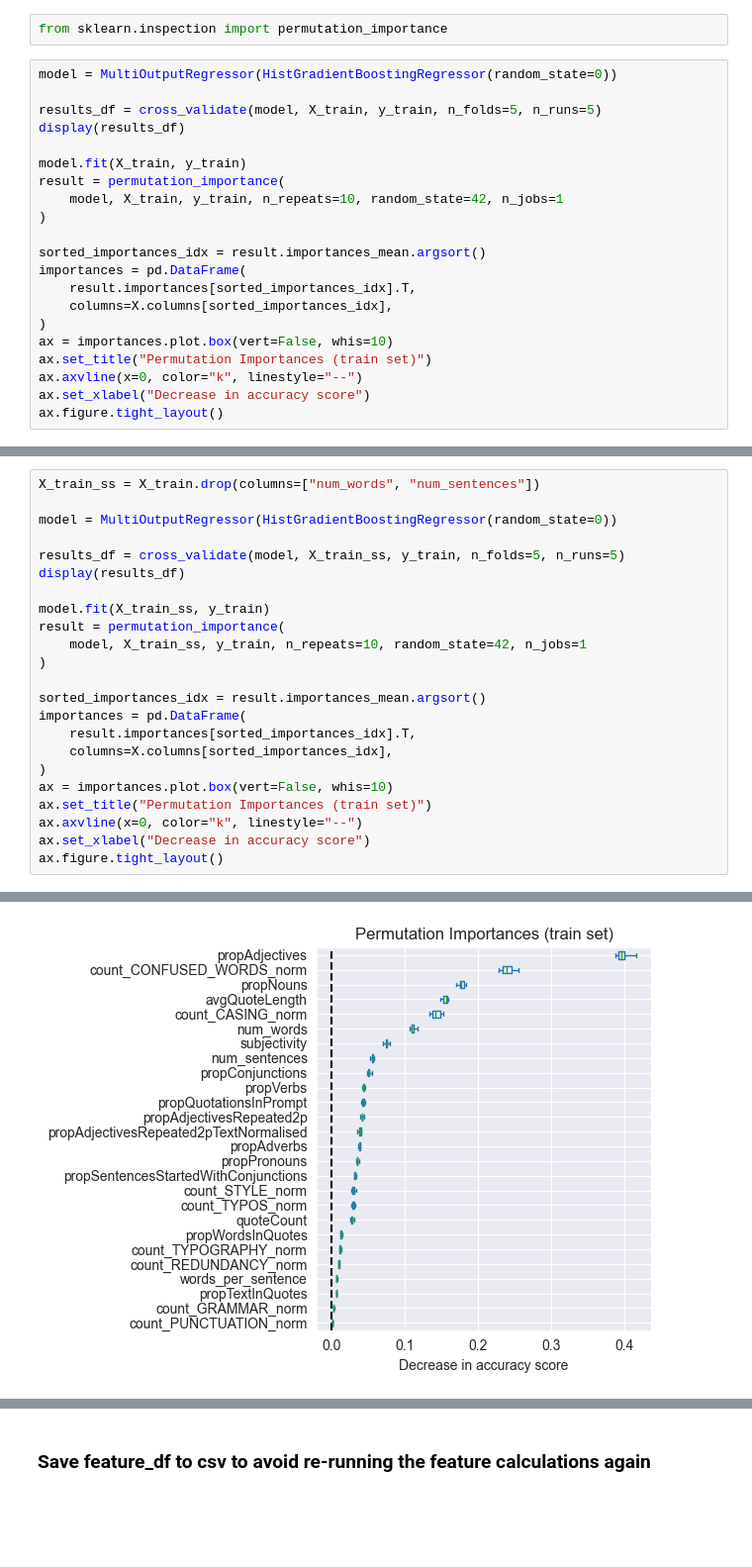
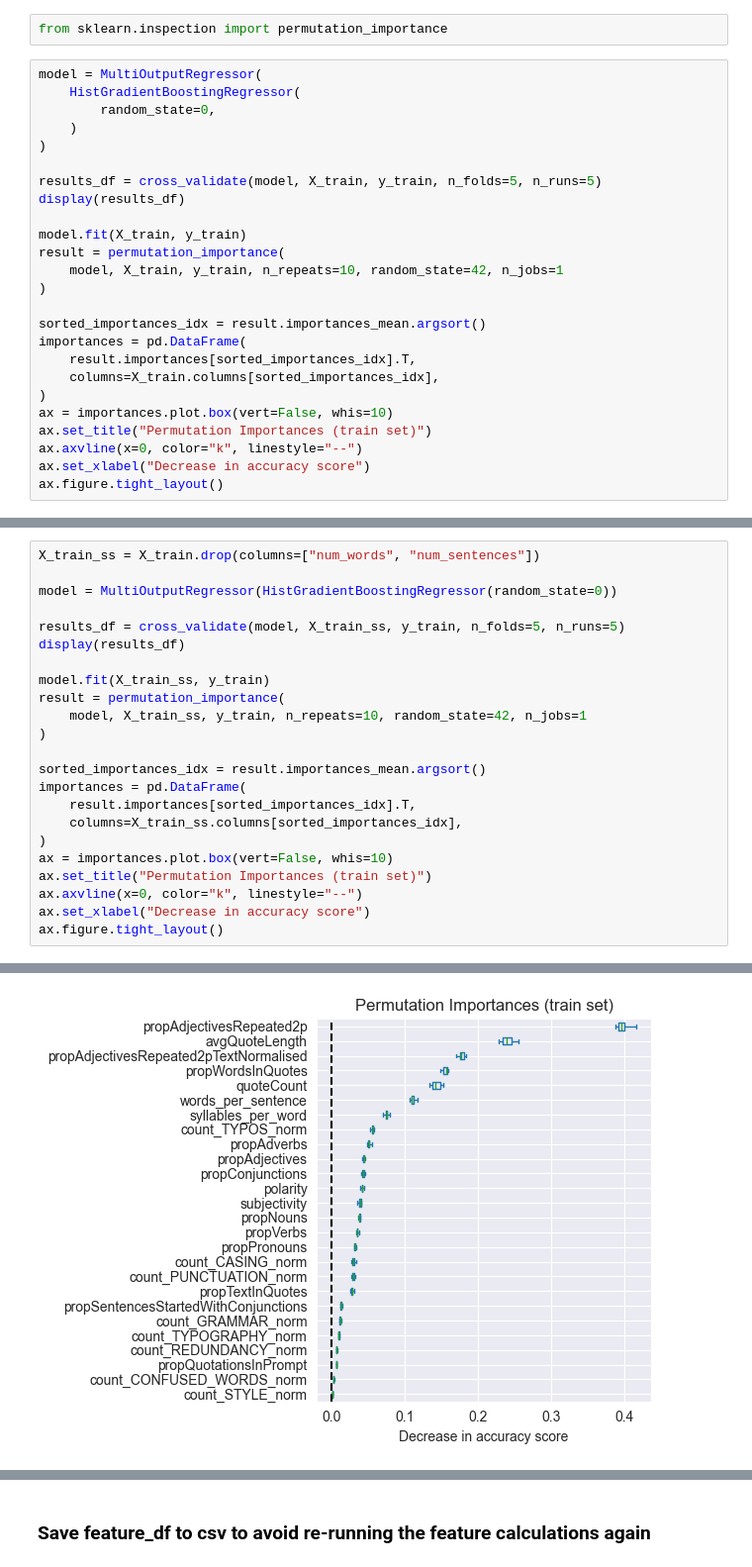
Before and after one commit to samwatsonn/summary-eval, a Jupyter notebook: notebooks/08-sam_model.ipynb, the cells around one changed output, grey strips where cells are left out. Shown at 99% size. Saved outputs shown, nothing was run; the diff lists cells and outputs as text; blank space fills up the shorter version.

```diff
--- a/notebooks/08-sam_model.ipynb
+++ b/notebooks/08-sam_model.ipynb
@@ -366,7 +366,11 @@ for learning_rate in param_grid["learning_rate"]:
 # %%
 from sklearn.inspection import permutation_importance
 # %%
-model = MultiOutputRegressor(HistGradientBoostingRegressor(random_state=0))
+model = MultiOutputRegressor(
+    HistGradientBoostingRegressor(
+        random_state=0,
+    )
+)
 
 results_df = cross_validate(model, X_train, y_train, n_folds=5, n_runs=5)
 display(results_df)
@@ -379,7 +383,7 @@ result = permutation_importance(
 sorted_importances_idx = result.importances_mean.argsort()
 importances = pd.DataFrame(
     result.importances[sorted_importances_idx].T,
-    columns=X.columns[sorted_importances_idx],
+    columns=X_train.columns[sorted_importances_idx],
 )
 ax = importances.plot.box(vert=False, whis=10)
 ax.set_title("Permutation Importances (train set)")
@@ -410,7 +435,7 @@ result = permutation_importance(
 sorted_importances_idx = result.importances_mean.argsort()
 importances = pd.DataFrame(
     result.importances[sorted_importances_idx].T,
-    columns=X.columns[sorted_importances_idx],
+    columns=X_train_ss.columns[sorted_importances_idx],
 )
 ax = importances.plot.box(vert=False, whis=10)
 ax.set_title("Permutation Importances (train set)")
@@ -422,6 +447,6 @@ ax.figure.tight_layout()
 | Metric | rmse |  |  | mae |  |  | r2 |  | ... |
 | Target | content | wording | mean_columnwise | content | wording | mean_columnwise | content | wording | ... |
 | mean | 0.601375 | 0.736119 | 0.668747 | 0.460722 | 0.571856 | 0.516289 | 0.666109 | 0.500101 | ... |
 | stdev | 0.010891 | 0.014061 | 0.012476 | 0.007573 | 0.011508 | 0.00954 | 0.018761 | 0.016845 | ... |
 | n_trials | 25 | 25 | 2 | 25 | 25 | 2 | 25 | 25 | ... |
-[figure, old version]
+[figure, new version]
```
Also changed, not shown: parts of 4 cells of this notebook.
